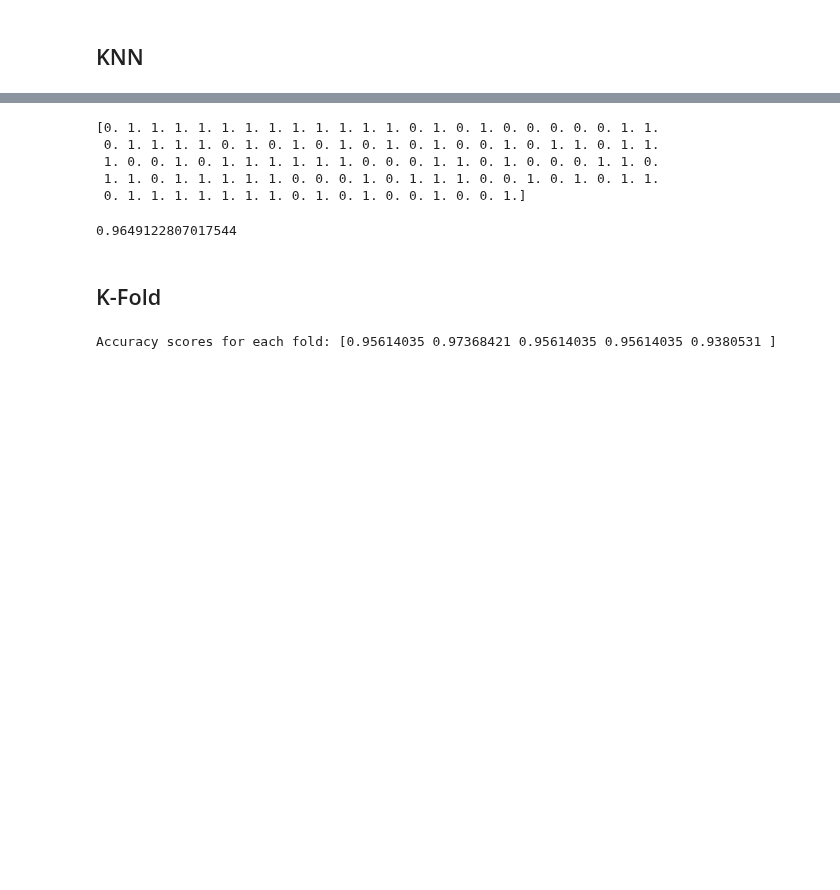
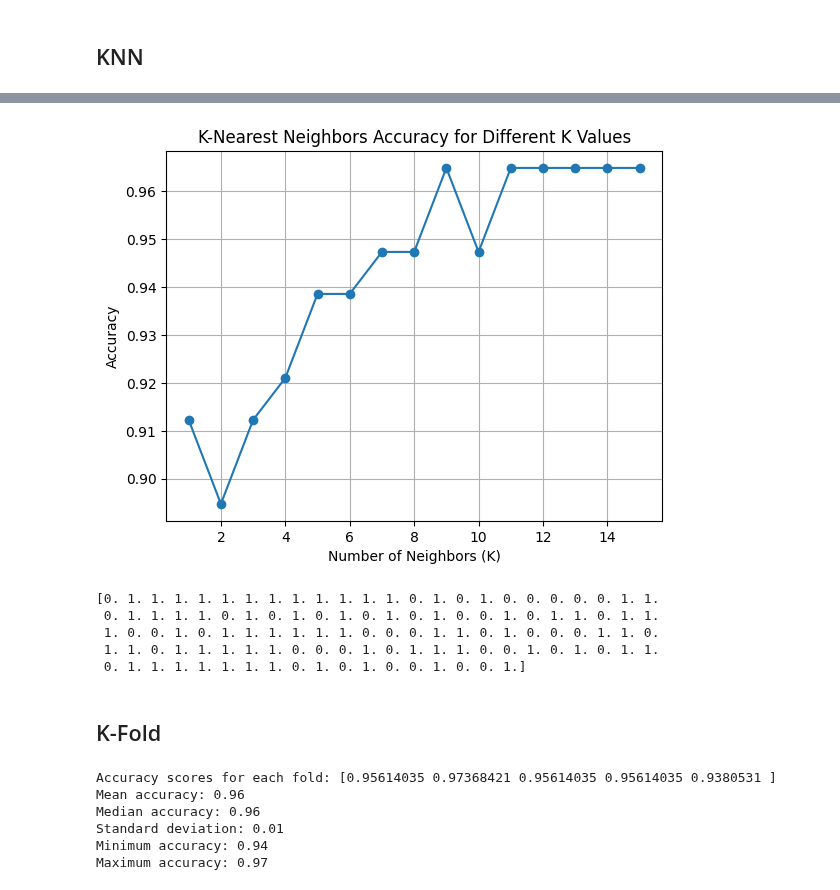
Before and after one commit to jemlau/PredictiveAnalyticsWithPython, a Jupyter notebook: Topic1/JEMINA/BreastCancerDataset.ipynb, the cells around one changed output, grey strips where cells are left out. Drawn from its saved outputs; the diff is of its cells as text; code cells hidden in the pictures; blank space fills up the shorter version.

Commit message:
visualisation and stuff

```diff
--- a/Topic1/JEMINA/BreastCancerDataset.ipynb
+++ b/Topic1/JEMINA/BreastCancerDataset.ipynb
@@ -115,3 +116,10 @@ x_train.shape, x_test.shape
 ((455, 30), (114, 30))
 # %% [markdown]
 ## KNN
+# %%
+for k in range (1, 16):
+    knn=KNeighborsClassifier(n_neighbors=k)
+    knn.fit(x_train, y_train)
+    y_pred_sklearn= knn.predict(x_test)
+    score = accuracy_score(y_test, knn.predict(x_test))
+    print(f"Accuracy with K={k}: {score:.2f}")
@@ -118 +142,12 @@ x_train.shape, x_test.shape
+# %%
+accuracies = [accuracy_score(y_test, KNeighborsClassifier(n_neighbors=k).fit(x_train, y_train).predict(x_test)) for k in range(1, 16)]
+# %%
+plt.plot(range(1, 16), accuracies, marker='o')
+plt.xlabel("Number of Neighbors (K)")
+plt.ylabel("Accuracy")
+plt.title("K-Nearest Neighbors Accuracy for Different K Values")
+plt.grid(True)
+plt.show()
+# %% [output]
+[figure, added]
 # %%
@@ -127,10 +162,6 @@ print(y_pred_sklearn)
  1. 0. 0. 1. 0. 1. 1. 1. 1. 1. 1. 0. 0. 0. 1. 1. 0. 1. 0. 0. 0. 1. 1. 0.
  1. 1. 0. 1. 1. 1. 1. 1. 0. 0. 0. 1. 0. 1. 1. 1. 0. 0. 1. 0. 1. 0. 1. 1.
  0. 1. 1. 1. 1. 1. 1. 1. 0. 1. 0. 1. 0. 0. 1. 0. 0. 1.]
-# %%
-accuracy_score(y_test, y_pred_sklearn)
-# %% [output]
-0.9649122807017544
 # %% [markdown]
 ## K-Fold
 # %%
@@ -144,6 +175,16 @@ knn = KNeighborsClassifier(n_neighbors=15)
 
 scores = cross_val_score(knn, x_scaled, y, cv=kf, scoring='accuracy')
 
-print (f"Accuracy scores for each fold: {scores}")
+print(f"Accuracy scores for each fold: {scores}")
+print(f"Mean accuracy: {np.mean(scores):.2f}")
+print(f"Median accuracy: {np.median(scores):.2f}")
+print(f"Standard deviation: {np.std(scores):.2f}")
+print(f"Minimum accuracy: {np.min(scores):.2f}")
+print(f"Maximum accuracy: {np.max(scores):.2f}")
 # %% [output]
 Accuracy scores for each fold: [0.95614035 0.97368421 0.95614035 0.95614035 0.9380531 ]
+Mean accuracy: 0.96
+Median accuracy: 0.96
+Standard deviation: 0.01
+Minimum accuracy: 0.94
+Maximum accuracy: 0.97
```
Also changed, not shown: parts of 3 cells of this notebook.
